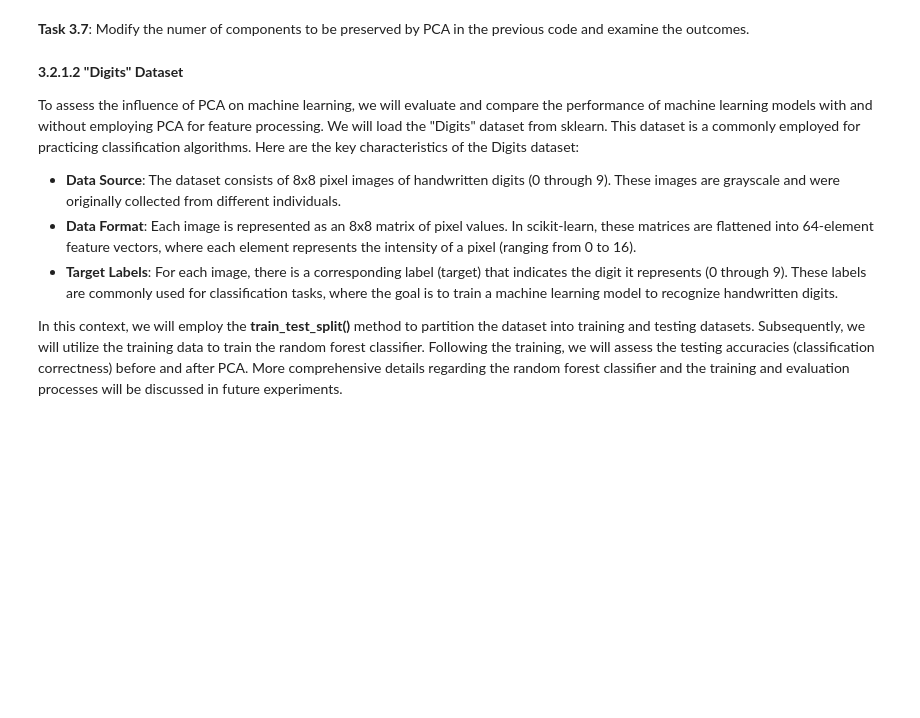
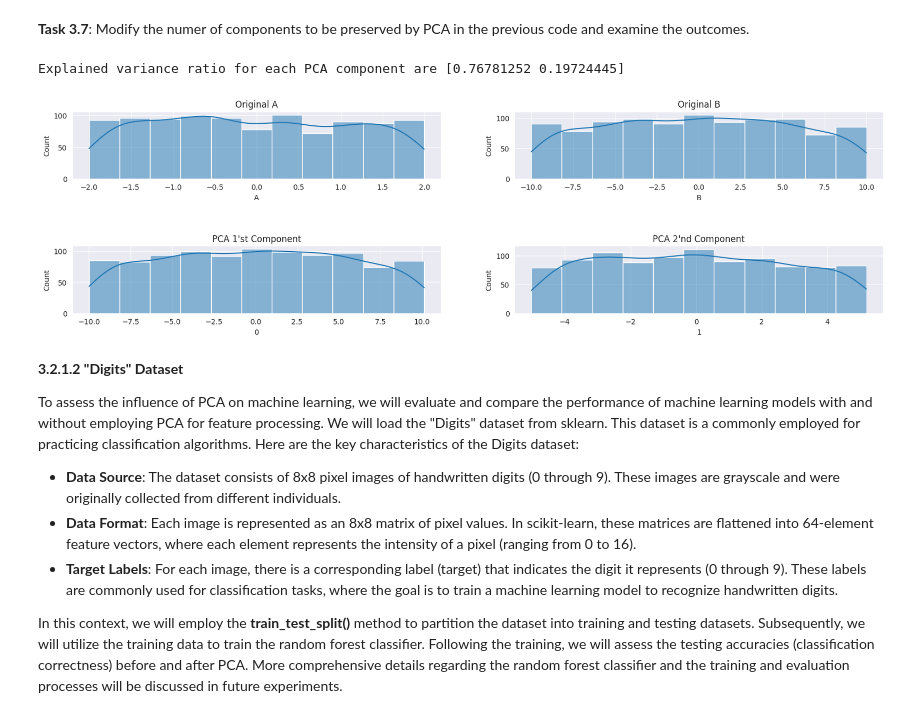
Before and after one commit to faris771/ENCS5141_AI_LAB, a Jupyter notebook: ENCS5141_Exp3_Feature_Engineering.ipynb, the cells around one changed output. Cells and saved outputs as stored; diff of their text form; code cells hidden in the pictures; blank space fills up the shorter version.

```diff
--- a/ENCS5141_Exp3_Feature_Engineering.ipynb
+++ b/ENCS5141_Exp3_Feature_Engineering.ipynb
@@ -653,6 +745,39 @@ Notice that the distribution of features in the original data differs from that
 # %% [markdown]
 
 **Task 3.7**: Modify the numer of components to be preserved by PCA in the previous code and examine the outcomes.
+# %%
+# Import the PCA module from scikit-learn
+from sklearn.decomposition import PCA
+
+# Create an instance of PCA with n_components set to 8
+pca = PCA(n_components=2)
+
+# Fit the PCA model on the data (assuming 'df' contains your dataset)
+pca.fit(df)
+
+# Print the explained variance ratio for each selected component
+print(f"Explained variance ratio for each PCA component are {pca.explained_variance_ratio_}")
+
+# Transform the original DataFrame 'df' using PCA
+Array_PCA = pca.transform(df)
+
+# Create a new DataFrame 'df_PCA' from the transformed data
+df_PCA = pd.DataFrame(Array_PCA)
+# %% [output]
+Explained variance ratio for each PCA component are [0.76781252 0.19724445]
+# %%
+
+fig, axs = plt.subplots(figsize=(20, 5),ncols=2,nrows=2)
+
+sns.histplot(data=df, x="A", ax=axs[0,0], kde=True);axs[0,0].set_title(f"Original A")
+sns.histplot(data=df, x="B", ax=axs[0,1], kde=True);axs[0,1].set_title(f"Original B")
+
+sns.histplot(data=df_PCA, x=0, ax=axs[1,0], kde=True);axs[1,0].set_title(f"PCA 1'st Component")
+sns.histplot(data=df_PCA, x=1, ax=axs[1,1], kde=True);axs[1,1].set_title(f"PCA 2'nd Component")
+
+fig.subplots_adjust(hspace=1)
+# %% [output]
+[figure, added]
 # %% [markdown]
 **3.2.1.2 "Digits" Dataset**
 
```
Also changed, not shown: parts of 12 cells of this notebook, 2 other files.
